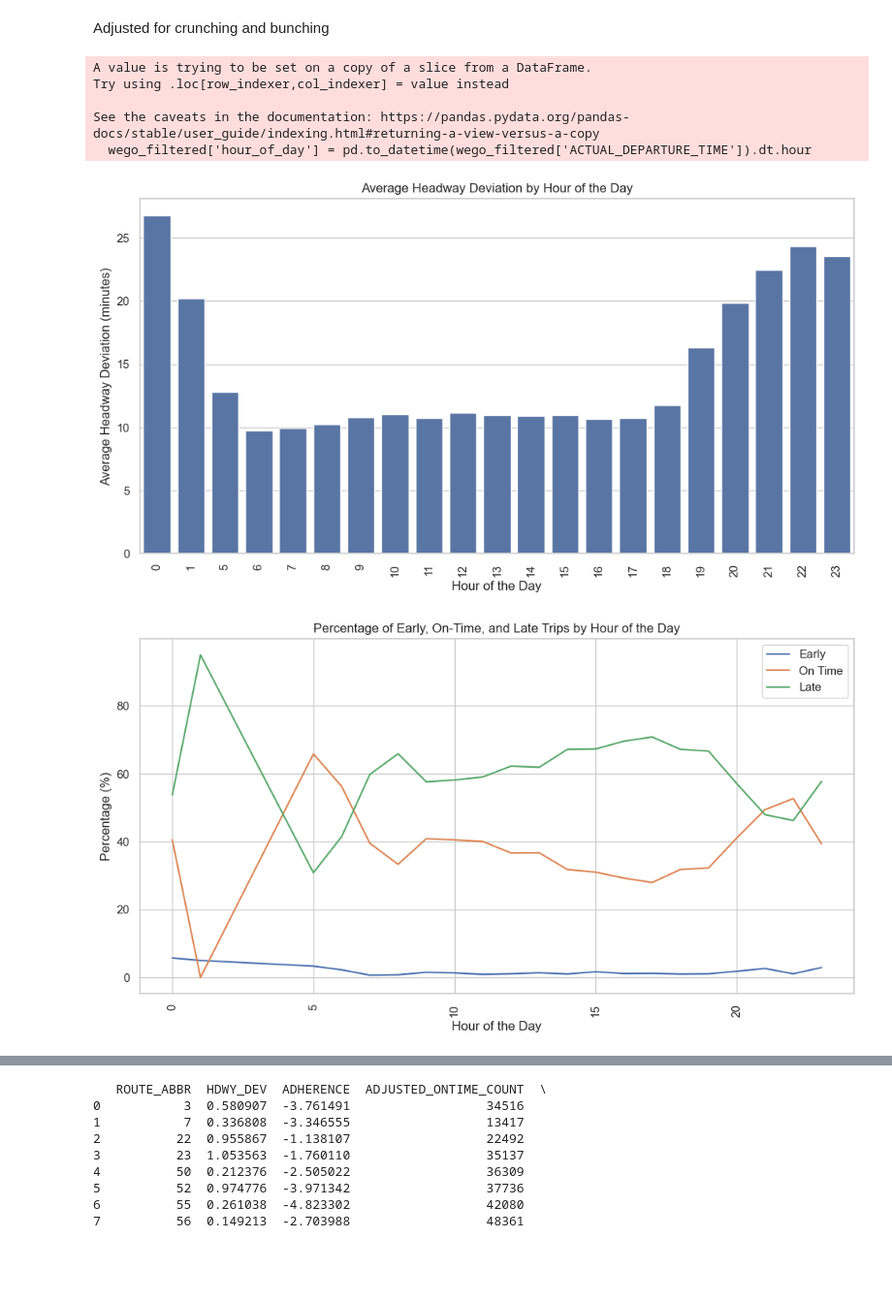
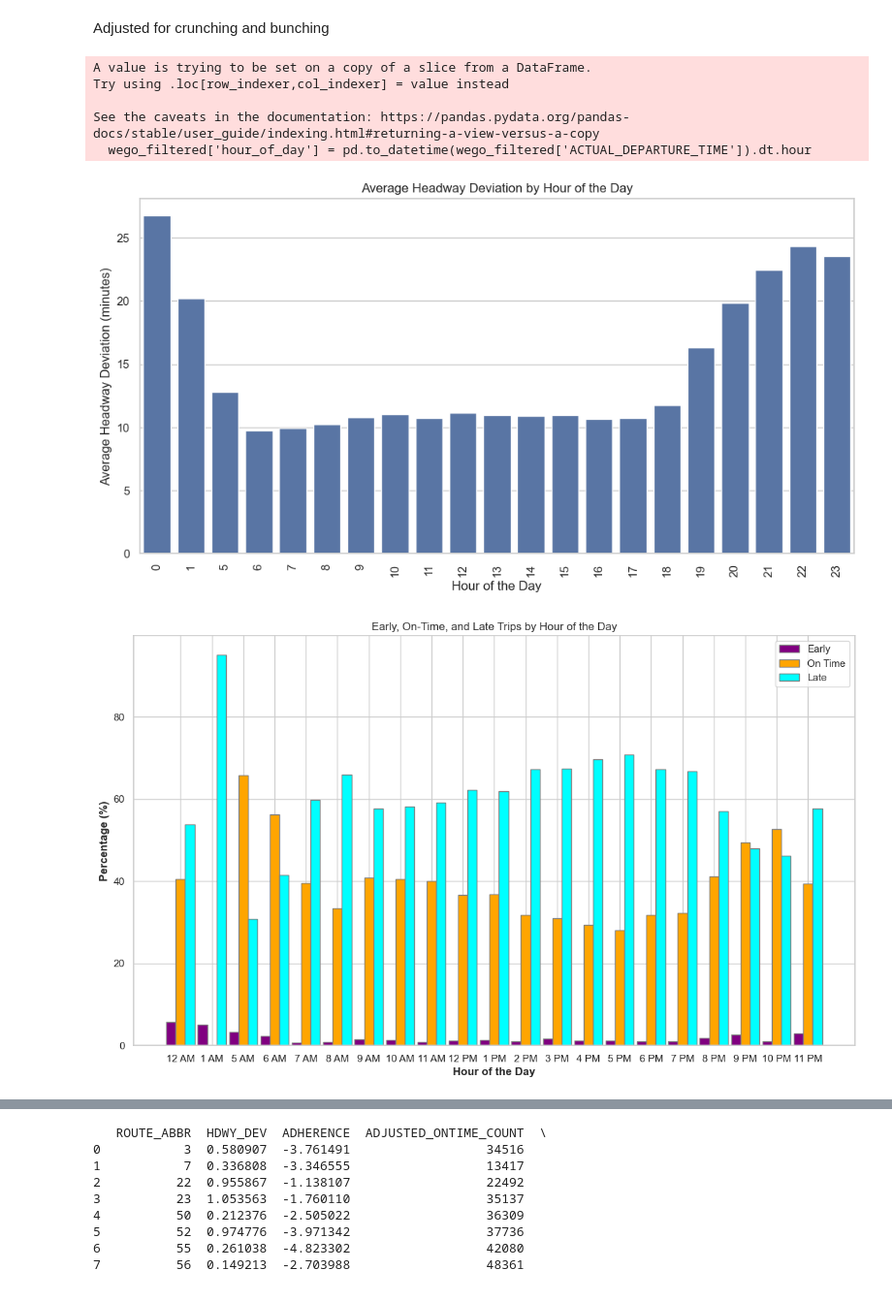
Before and after one commit to NSS-Data-Analytics-Cohort-12/wego-python-da12-python-spice-lattes, a Jupyter notebook: notebooks/WeGo Data Proj.ipynb, the cells around one changed output, grey strips where cells are left out. Shown at 97% size. Cells and saved outputs as stored; diff of their text form; code cells hidden in the pictures; blank space fills up the shorter version.

```diff
--- a/notebooks/WeGo Data Proj.ipynb
+++ b/notebooks/WeGo Data Proj.ipynb
@@ -421,19 +352,19 @@ plt.show()
 # %% [markdown]
 Adjusted for crunching and bunching
 # %%
-# Step 1: Calculate headway deviation percentage
+#hdwy dev percentage
 wego['HDWY_DEV_PERCENT'] = wego['HDWY_DEV'] / wego['SCHEDULED_HDWY'] * 100
 
-# Step 2: Classify headway deviation into categories: Bunching (negative) or Gapping (positive)
+# bunching (negative) or gapping (positive)
 wego['BUNCHING_OR_GAPPING'] = wego['HDWY_DEV'].apply(lambda x: 'Bunching' if x < 0 else 'Gapping')
 
-# Step 3: Filter for headway deviation within the acceptable range (50% to 150% of scheduled headway)
+# include only rows where hdwy dev percentage is between 50% and 150% of scheduled hdwy/ omitting outliers
 wego_filtered = wego[(wego['HDWY_DEV_PERCENT'] >= 50) & (wego['HDWY_DEV_PERCENT'] <= 150)]
 
-# Step 4: Extract hour from 'ACTUAL_DEPARTURE_TIME' and group by hour of the day
+# convert dt format to hour to analyze by hour
 wego_filtered['hour_of_day'] = pd.to_datetime(wego_filtered['ACTUAL_DEPARTURE_TIME']).dt.hour
 
-# Group by hour of the day and calculate necessary metrics
+# grouping important metrics
 hourly_grouped = wego_filtered.groupby('hour_of_day').agg({
     'HDWY_DEV': 'mean',
     'ADHERENCE': 'mean',
@@ -442,49 +373,68 @@ hourly_grouped = wego_filtered.groupby('hour_of_day').agg({
     'ADJUSTED_LATE_COUNT': 'sum'
 }).reset_index()
 
-# Step 5: Calculate total counts for each hour (to get percentages)
+# summing early, on-time, and late trips
 hourly_grouped['total_count'] = (hourly_grouped['ADJUSTED_EARLY_COUNT'] +
                                  hourly_grouped['ADJUSTED_ONTIME_COUNT'] +
                                  hourly_grouped['ADJUSTED_LATE_COUNT'])
 
-# Calculate percentage of early, on-time, and late trips
+# percentage of early, on-time, and late trips
 hourly_grouped['early_percentage'] = (hourly_grouped['ADJUSTED_EARLY_COUNT'] /
                                       hourly_grouped['total_count']) * 100
 hourly_grouped['ontime_percentage'] = (hourly_grouped['ADJUSTED_ONTIME_COUNT'] /
                                        hourly_grouped['total_count']) * 100
 hourly_grouped['late_percentage'] = (hourly_grouped['ADJUSTED_LATE_COUNT'] /
                                      hourly_grouped['total_count']) * 100
 
-# Step 6: Plot the results
+# chatPlot
 
 # Set the plot style
 sns.set(style='whitegrid')
 
 # Create a bar plot for the average headway deviation by hour of the day
 plt.figure(figsize=(12, 6))
 sns.barplot(x='hour_of_day', y='HDWY_DEV', data=hourly_grouped)
 plt.title('Average Headway Deviation by Hour of the Day')
 plt.xlabel('Hour of the Day')
 plt.ylabel('Average Headway Deviation (minutes)')
 plt.xticks(rotation=90)
 plt.show()
 
-# Optional: You can also plot the early, on-time, and late percentages
-plt.figure(figsize=(12, 6))
-sns.lineplot(x='hour_of_day', y='early_percentage', data=hourly_grouped, label='Early')
-sns.lineplot(x='hour_of_day', y='ontime_percentage', data=hourly_grouped, label='On Time')
-sns.lineplot(x='hour_of_day', y='late_percentage', data=hourly_grouped, label='Late')
-plt.title('Percentage of Early, On-Time, and Late Trips by Hour of the Day')
-plt.xlabel('Hour of the Day')
-plt.ylabel('Percentage (%)')
-plt.xticks(rotation=90)
+# Set the bar width
+bar_width = 0.3
+
+# Set the positions of the bars on the x-axis
+r1 = np.arange(len(hourly_grouped['hour_of_day']))  # For Early
+r2 = [x + bar_width for x in r1]  # For On-Time
+r3 = [x + bar_width for x in r2]  # For Late
+
+# Convert hours to 12-hour format with AM/PM
+hourly_grouped['hour_am_pm'] = hourly_grouped['hour_of_day'].apply(lambda x: f"{x%12 if x%12 != 0 else 12}{' AM' if x < 12 else ' PM'}")
+
+# Create the bar plots with different colors
+plt.figure(figsize=(14, 8))
+plt.bar(r1, hourly_grouped['early_percentage'], color='purple', width=bar_width, edgecolor='gray', label='Early')
+plt.bar(r2, hourly_grouped['ontime_percentage'], color='orange', width=bar_width, edgecolor='gray', label='On Time')
+plt.bar(r3, hourly_grouped['late_percentage'], color='cyan', width=bar_width, edgecolor='gray', label='Late')
+
+# Add labels and title
+plt.xlabel('Hour of the Day', fontweight='bold')
+plt.ylabel('Percentage (%)', fontweight='bold')
+plt.title('Early, On-Time, and Late Trips by Hour of the Day')
+
+# Add x-ticks on the middle of the grouped bars using 12-hour AM/PM format
+plt.xticks([r + bar_width for r in range(len(hourly_grouped['hour_of_day']))], hourly_grouped['hour_am_pm'])
+
+# Add legend
 plt.legend()
+
+# Show the plot
 plt.show()
 # %% [output]
 A value is trying to be set on a copy of a slice from a DataFrame.
 Try using .loc[row_indexer,col_indexer] = value instead
 
 See the caveats in the documentation: https://pandas.pydata.org/pandas-docs/stable/user_guide/indexing.html#returning-a-view-versus-a-copy
   wego_filtered['hour_of_day'] = pd.to_datetime(wego_filtered['ACTUAL_DEPARTURE_TIME']).dt.hour
 [figure]
-[figure, old version]
+[figure, new version]
```
Also changed, not shown: parts of 8 cells of this notebook.
